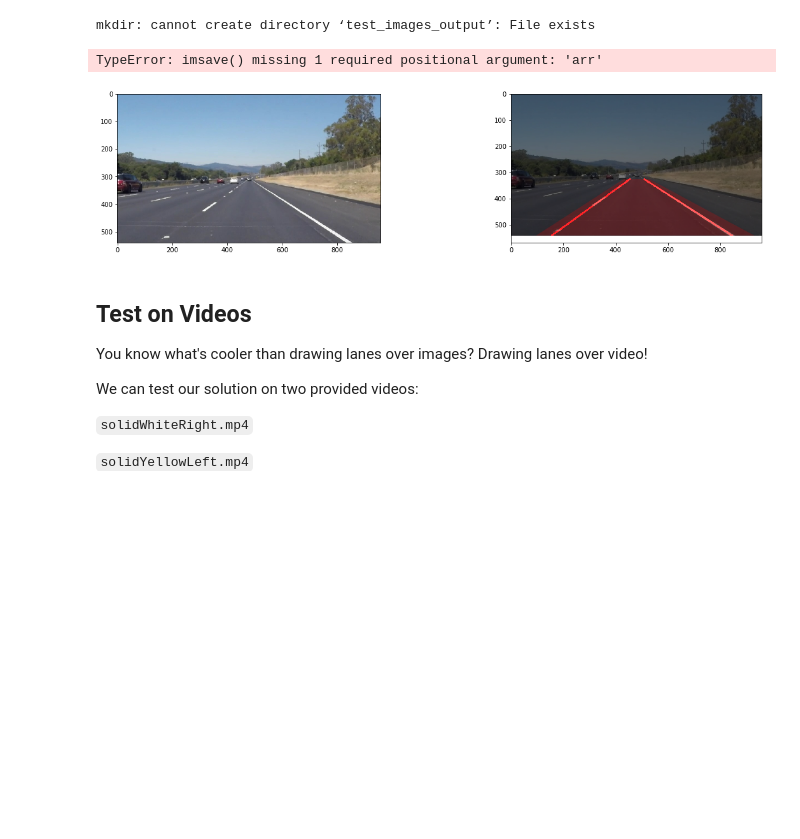
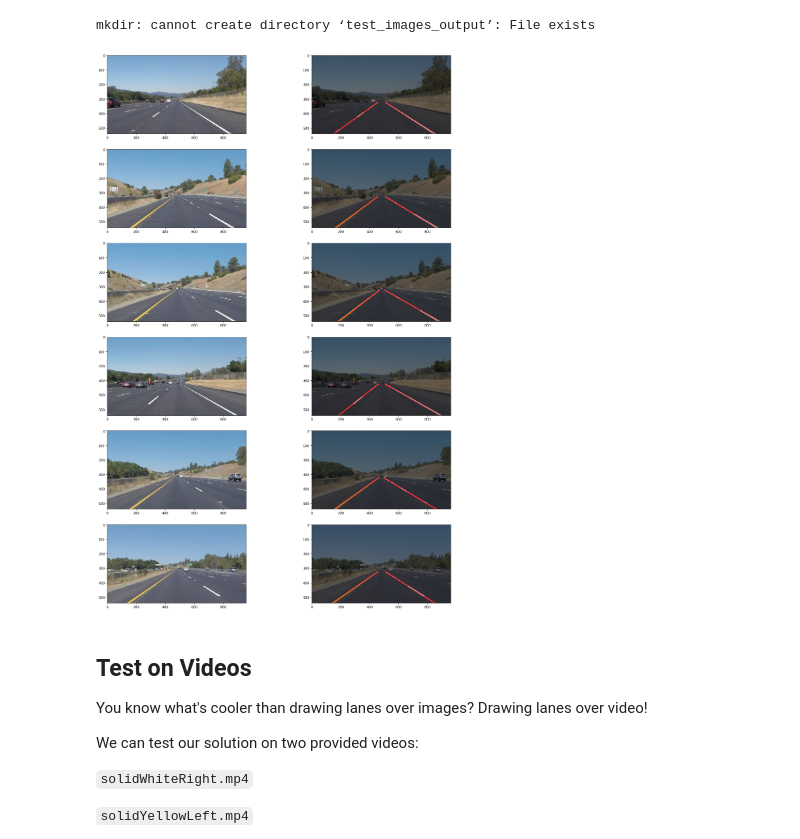
Before and after one commit to undo76/CarND-LaneLines-P1, a Jupyter notebook: P1.ipynb, the cells around one changed output. Drawn from its saved outputs; the diff is of its cells as text; code cells hidden in the pictures; blank space fills up the shorter version.

```diff
--- a/P1.ipynb
+++ b/P1.ipynb
@@ -235,37 +235,36 @@ def img_pipeline(img_src,
              min_line_len=120,
              max_line_gap=180
             ):
 
     y, x, _ = img_src.shape
     mask = np.array([[
         [int(x * 0.1), y],
         [int(x * 0.45), int(y * 0.6)],
         [int(x * 0.55), int(y * 0.6)],
         [int(x * 0.97), y]
     ]])
 
     img = np.copy(img_src)
     img = grayscale(img)
     img = gaussian_blur(img, kernel_size)
     img = canny(img, low_threshold, high_threshold)
     img = region_of_interest(img, mask)
     img = hough_lines(img, rho, theta, threshold, min_line_len, max_line_gap)
     img = weighted_img(img, img_src, α=0.5)
     return img, mask
 
 plt.figure(1, figsize=(20, 30))
 for ii, img_path in enumerate(glob.glob("test_images/*.jpg")):
     img = plt.imread(img_path)
     plt.subplot(6,2,ii*2+1)
     plt.imshow(img)
     plt.subplot(6,2,ii*2+2)
     img, mask = img_pipeline(img)
     plt.imshow(img)
-    plt.fill(mask[0,:,0], mask[0,:,1], 'r', alpha=0.2)
-    plt.imsave('./test_images_output/white_{}.jpg'.format(ii))
+#     plt.fill(mask[0,:,0], mask[0,:,1], 'r', alpha=0.2)
+    plt.imsave('./test_images_output/white_{}.jpg'.format(ii), img)
 # %% [output]
-TypeError: imsave() missing 1 required positional argument: 'arr'
-[figure, old version]
+[figure, new version]
 # %% [markdown]
 ## Test on Videos
 
```
